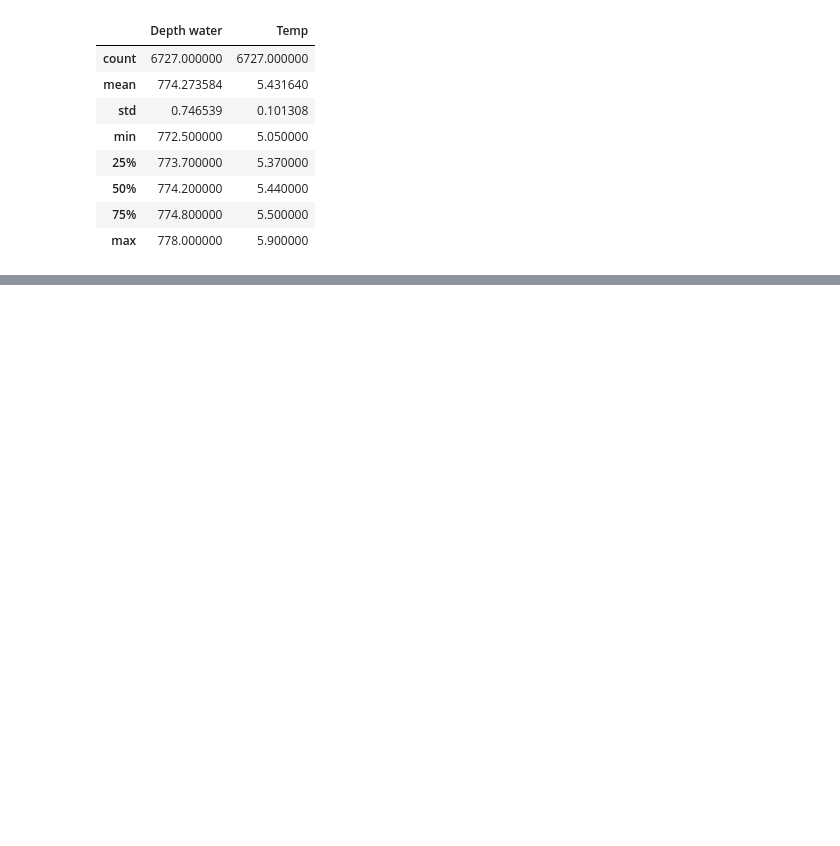
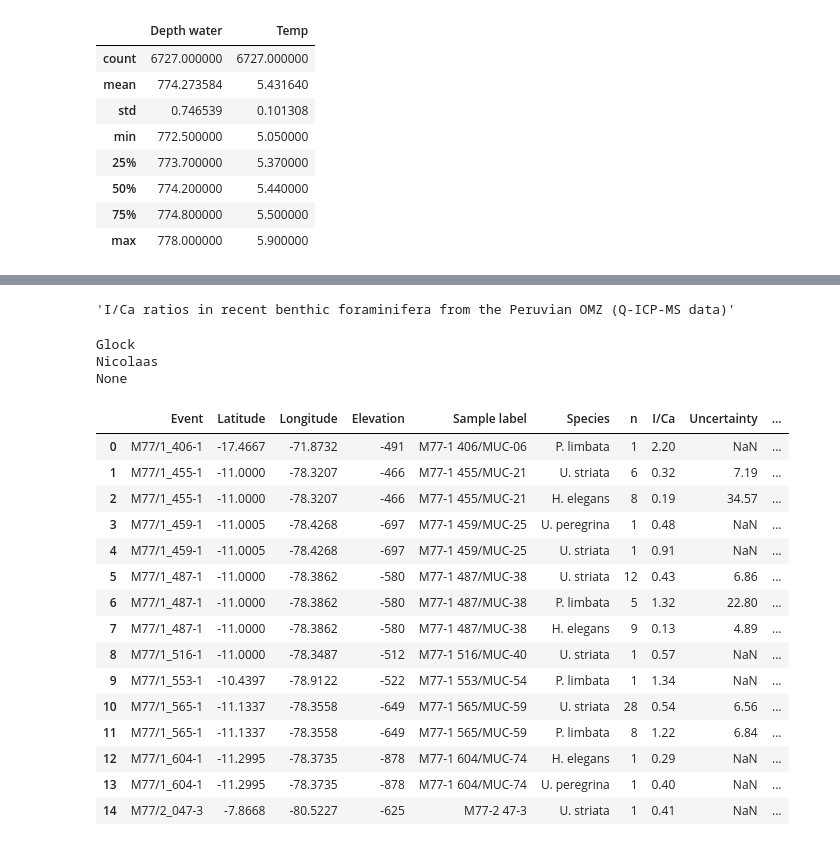
Before and after one commit to mardatade/Course-Data-Science-Workflows, a Jupyter notebook: pangaea_demo.ipynb, the cells around one changed output, grey strips where cells are left out. Drawn from its saved outputs; the diff is of its cells as text; code cells hidden in the pictures; blank space fills up the shorter version.

Commit message:
getting Pangaea-IDs (with R) in pangaea_demo + advanced part

```diff
--- a/pangaea_demo.ipynb
+++ b/pangaea_demo.ipynb
@@ -70,0 +96,4 @@ pangaea_data.data.Temp.plot()
+# %%
+%%R -o entries
+entries = pg_search(query = 'Temperature measurements from mooring KPO_1047')
+entries = pg_search(query = 'SFB754', count = 500)
@@ -70,0 +198,3 @@ pangaea_data.data.Temp.plot()
+# %%
+entries_datapoints = entries[entries["size_measure"] == "data points"]
+entries_datapoints
@@ -70,0 +215,34 @@ pangaea_data.data.Temp.plot()
+# %%
+pangaea_data = pan.PanDataSet(entries_datapoints.doi[0])
+pangaea_data.title
+# %% [output]
+'I/Ca ratios in recent benthic foraminifera from the Peruvian OMZ (Q-ICP-MS data)'
+# %%
+for author in pangaea_data.authors:
+    print(author.lastname)
+    print(author.firstname)
+    print(author.ORCID)
+    print("")
+# %% [output]
+Glock
+Nicolaas
+None
+# %%
+pangaea_data.data
+# %% [output]
+|  | Event | Latitude | Longitude | Elevation | Sample label | Species | n | I/Ca | Uncertainty | ... |
+| 0 | M77/1_406-1 | -17.4667 | -71.8732 | -491 | M77-1 406/MUC-06 | P. limbata | 1 | 2.20 | NaN | ... |
+| 1 | M77/1_455-1 | -11.0000 | -78.3207 | -466 | M77-1 455/MUC-21 | U. striata | 6 | 0.32 | 7.19 | ... |
+| 2 | M77/1_455-1 | -11.0000 | -78.3207 | -466 | M77-1 455/MUC-21 | H. elegans | 8 | 0.19 | 34.57 | ... |
+| 3 | M77/1_459-1 | -11.0005 | -78.4268 | -697 | M77-1 459/MUC-25 | U. peregrina | 1 | 0.48 | NaN | ... |
+| 4 | M77/1_459-1 | -11.0005 | -78.4268 | -697 | M77-1 459/MUC-25 | U. striata | 1 | 0.91 | NaN | ... |
+| 5 | M77/1_487-1 | -11.0000 | -78.3862 | -580 | M77-1 487/MUC-38 | U. striata | 12 | 0.43 | 6.86 | ... |
+| 6 | M77/1_487-1 | -11.0000 | -78.3862 | -580 | M77-1 487/MUC-38 | P. limbata | 5 | 1.32 | 22.80 | ... |
+| 7 | M77/1_487-1 | -11.0000 | -78.3862 | -580 | M77-1 487/MUC-38 | H. elegans | 9 | 0.13 | 4.89 | ... |
+| 8 | M77/1_516-1 | -11.0000 | -78.3487 | -512 | M77-1 516/MUC-40 | U. striata | 1 | 0.57 | NaN | ... |
+| 9 | M77/1_553-1 | -10.4397 | -78.9122 | -522 | M77-1 553/MUC-54 | P. limbata | 1 | 1.34 | NaN | ... |
+| 10 | M77/1_565-1 | -11.1337 | -78.3558 | -649 | M77-1 565/MUC-59 | U. striata | 28 | 0.54 | 6.56 | ... |
+| 11 | M77/1_565-1 | -11.1337 | -78.3558 | -649 | M77-1 565/MUC-59 | P. limbata | 8 | 1.22 | 6.84 | ... |
+| 12 | M77/1_604-1 | -11.2995 | -78.3735 | -878 | M77-1 604/MUC-74 | H. elegans | 1 | 0.29 | NaN | ... |
+| 13 | M77/1_604-1 | -11.2995 | -78.3735 | -878 | M77-1 604/MUC-74 | U. peregrina | 1 | 0.40 | NaN | ... |
+| 14 | M77/2_047-3 | -7.8668 | -80.5227 | -625 | M77-2 47-3 | U. striata | 1 | 0.41 | NaN | ... |
```
Also changed, not shown: parts of 21 cells of this notebook, 1 other file.
